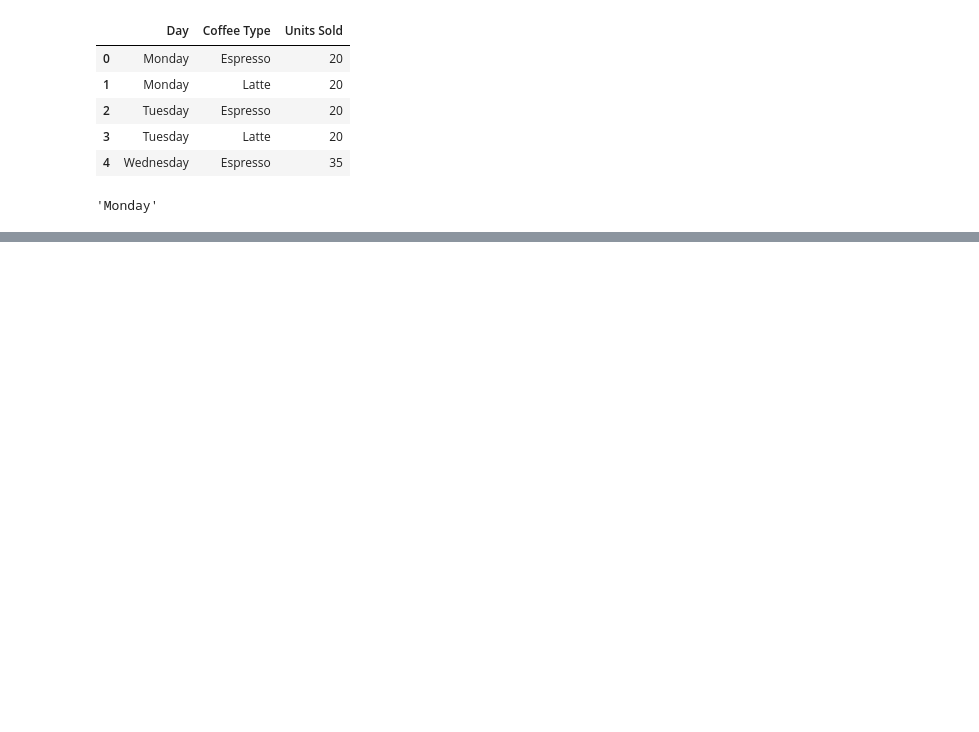
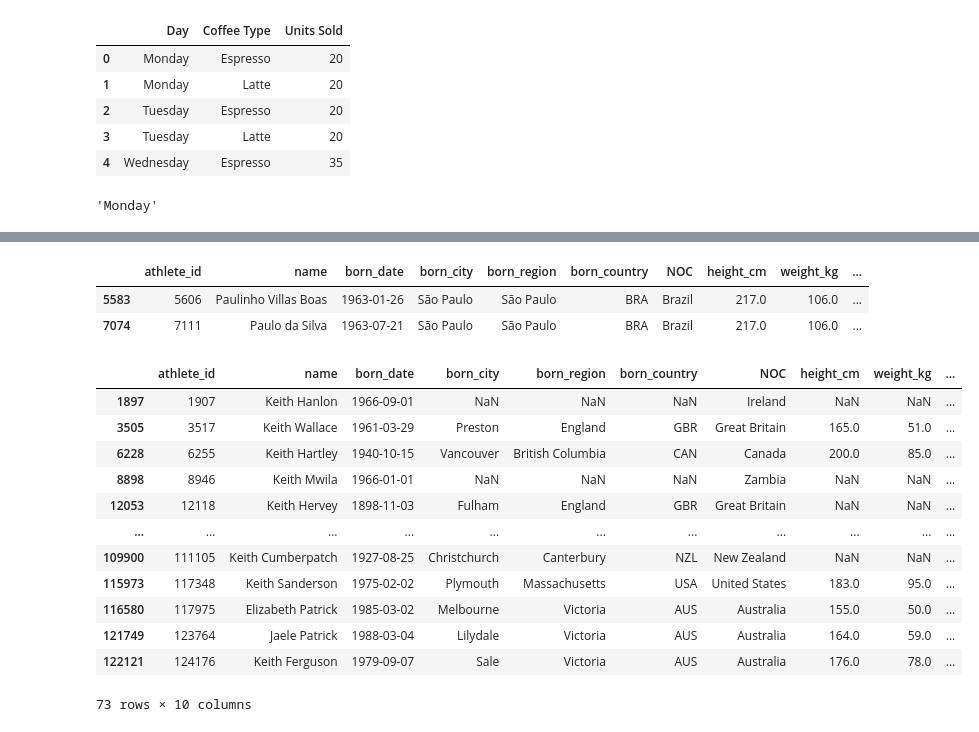
Before and after one commit to MaarcosFeer/pandas-course, a Jupyter notebook: LoadDFFromFiles.ipynb, the cells around one changed output, grey strips where cells are left out. Saved outputs shown, nothing was run; the diff lists cells and outputs as text; code cells hidden in the pictures; blank space fills up the shorter version.

```diff
--- a/LoadDFFromFiles.ipynb
+++ b/LoadDFFromFiles.ipynb
@@ -90,0 +192,22 @@ coffe.iat[0,0]
+# %%
+bios[(bios['height_cm'] > 215) & (bios['born_country'] == 'BRA')]
+# %% [output]
+|  | athlete_id | name | born_date | born_city | born_region | born_country | NOC | height_cm | weight_kg | ... |
+| 5583 | 5606 | Paulinho Villas Boas | 1963-01-26 | São Paulo | São Paulo | BRA | Brazil | 217.0 | 106.0 | ... |
+| 7074 | 7111 | Paulo da Silva | 1963-07-21 | São Paulo | São Paulo | BRA | Brazil | 217.0 | 106.0 | ... |
+# %%
+bios[bios['name'].str.contains("keith | patrick",case = False)]
+# %% [output]
+|  | athlete_id | name | born_date | born_city | born_region | born_country | NOC | height_cm | weight_kg | ... |
+| 1897 | 1907 | Keith Hanlon | 1966-09-01 | NaN | NaN | NaN | Ireland | NaN | NaN | ... |
+| 3505 | 3517 | Keith Wallace | 1961-03-29 | Preston | England | GBR | Great Britain | 165.0 | 51.0 | ... |
+| 6228 | 6255 | Keith Hartley | 1940-10-15 | Vancouver | British Columbia | CAN | Canada | 200.0 | 85.0 | ... |
+| 8898 | 8946 | Keith Mwila | 1966-01-01 | NaN | NaN | NaN | Zambia | NaN | NaN | ... |
+| 12053 | 12118 | Keith Hervey | 1898-11-03 | Fulham | England | GBR | Great Britain | NaN | NaN | ... |
+| ... | ... | ... | ... | ... | ... | ... | ... | ... | ... | ... |
+| 109900 | 111105 | Keith Cumberpatch | 1927-08-25 | Christchurch | Canterbury | NZL | New Zealand | NaN | NaN | ... |
+| 115973 | 117348 | Keith Sanderson | 1975-02-02 | Plymouth | Massachusetts | USA | United States | 183.0 | 95.0 | ... |
+| 116580 | 117975 | Elizabeth Patrick | 1985-03-02 | Melbourne | Victoria | AUS | Australia | 155.0 | 50.0 | ... |
+| 121749 | 123764 | Jaele Patrick | 1988-03-04 | Lilydale | Victoria | AUS | Australia | 164.0 | 59.0 | ... |
+| 122121 | 124176 | Keith Ferguson | 1979-09-07 | Sale | Victoria | AUS | Australia | 176.0 | 78.0 | ... |
+73 rows × 10 columns
```
Also changed, not shown: parts of 8 cells of this notebook, 1 other file.
